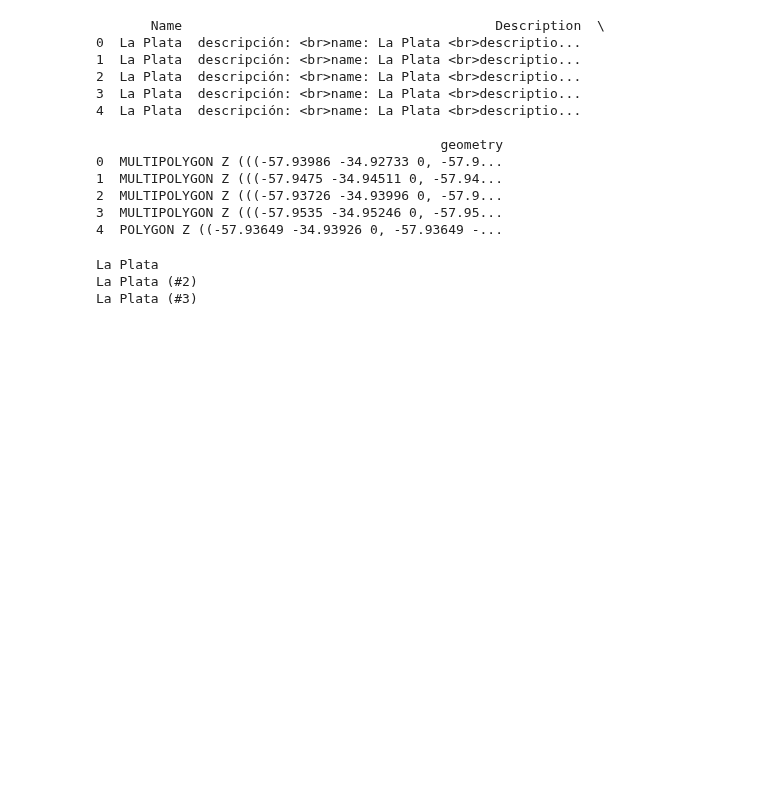
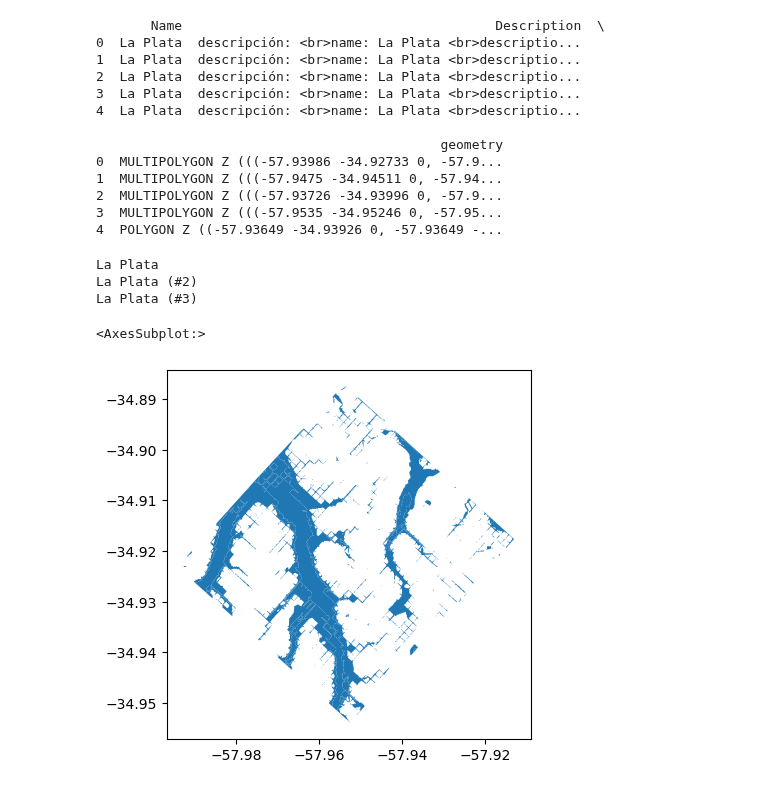
Before and after one commit to andreasoledadguerra/flood-insurance-lead-detection, a Jupyter notebook: flood_insurance.ipynb, the cells around one changed output. Drawn from its saved outputs; the diff is of its cells as text; code cells hidden in the pictures; blank space fills up the shorter version.

Commit message:
feat: add plot for geojson file.

```diff
--- a/flood_insurance.ipynb
+++ b/flood_insurance.ipynb
@@ -30,3 +30,10 @@ for layer in fiona.listlayers("laplata_cascourbano.kml"):
 La Plata
 La Plata (#2)
 La Plata (#3)
+# %%
+# Plotear el archivo geojson
+gdf = gpd.read_file("salida.geojson")
+gdf.plot()
+# %% [output]
+<AxesSubplot:>
+[figure, added]
```
